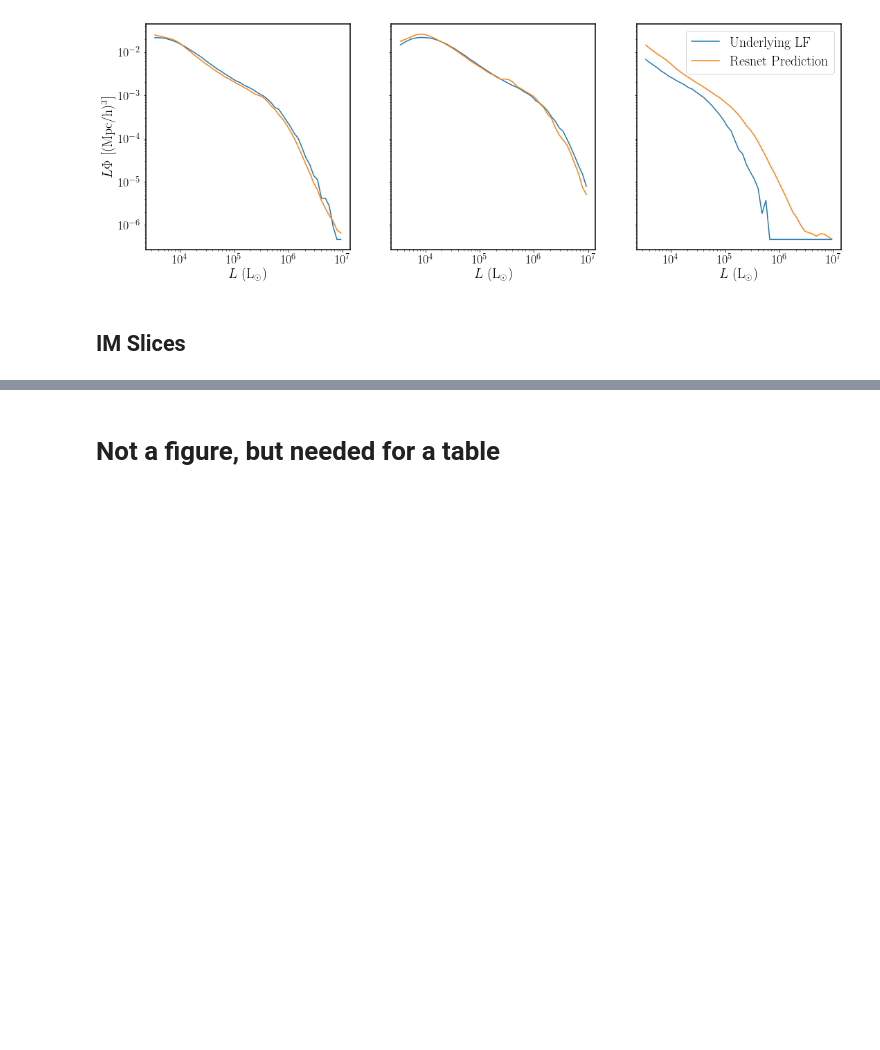
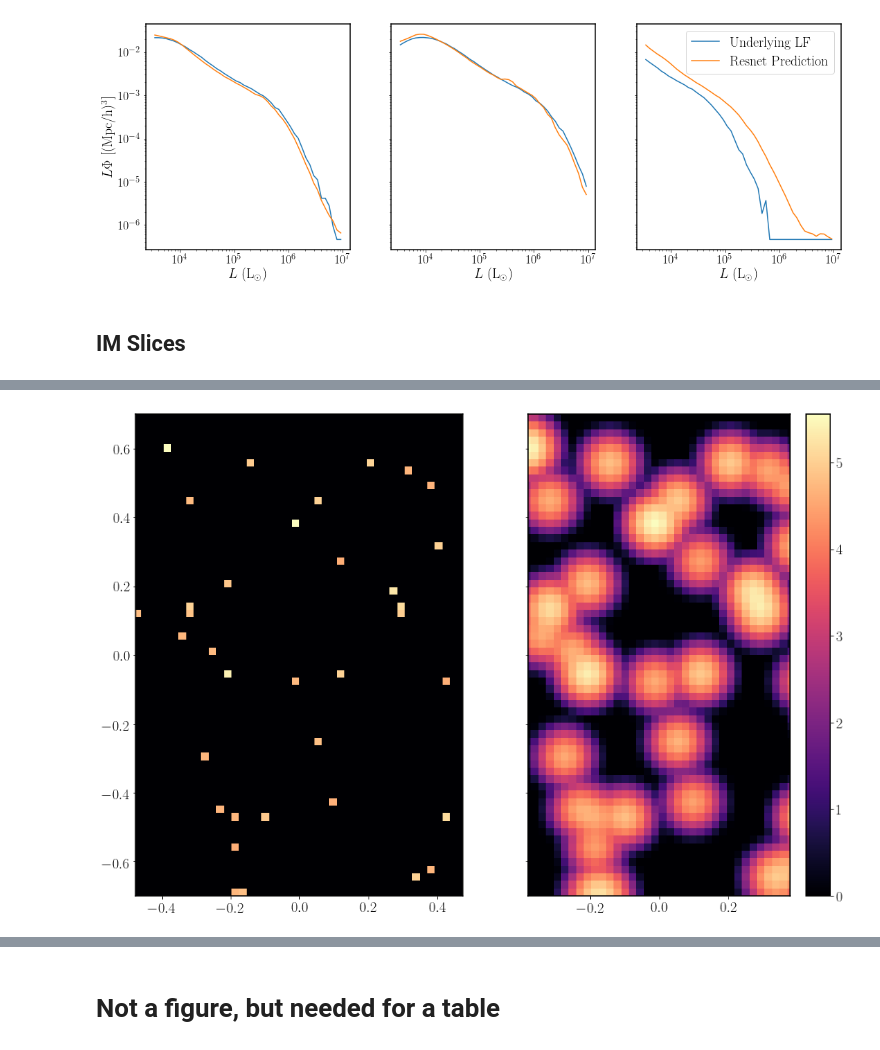
Before and after one commit to dnpfeffer/intensitymap_cnn, a Jupyter notebook: scripts/paper_plots_corrected.ipynb, the cells around one changed output, grey strips where cells are left out. Drawn from its saved outputs; the diff is of its cells as text; code cells hidden in the pictures; blank space fills up the shorter version.

```diff
--- a/scripts/paper_plots_corrected.ipynb
+++ b/scripts/paper_plots_corrected.ipynb
@@ -646,3 +662,30 @@ combined_pool_map_smoothed = lnn.apply_gaussian_smoothing(combined_pool_map, 3)
+# %%
+fig, ax = plt.subplots(1, 2, sharex='col', sharey='row', figsize=(16, 11))
+
+cmap = 'magma'
+
+# im = ax[0].imshow(lnn.log_modulus(foreground_pool_map[:,:,0]),
+#                 extent=[-data['fov_x']/2,data['fov_x']/2,-data['fov_y']/2,data['fov_y']/2],
+#                 vmin=-3,vmax=4.5, cmap=cmap)
+
+# im = ax[1].imshow(lnn.log_modulus(foreground_pool_map_smoothed[:,:,0]),
+#                 extent=[-data['fov_x']/2,data['fov_x']/2,-data['fov_y']/2,data['fov_y']/2],
+#                 vmin=-3,vmax=4.5, cmap=cmap)
+
+
+im1 = ax[0].imshow(lnn.log_modulus(foreground_pool_map[:,:,0]),
+                extent=[-data['fov_x']/2,data['fov_x']/2,-data['fov_y']/2,data['fov_y']/2],
+                cmap=cmap)
+
+im2 = ax[1].imshow(lnn.log_modulus(foreground_pool_map_smoothed[:,:,0]),
+                extent=[-data['fov_x']/2,data['fov_x']/2,-data['fov_y']/2,data['fov_y']/2],
+                cmap=cmap)
+
+plt.colorbar(im1)
+
+plt.show()
+# %% [output]
+[figure, added]
 # %%
 import matplotlib.colors as colors
 
```
Also changed, not shown: parts of 6 cells of this notebook, 3 other files.
